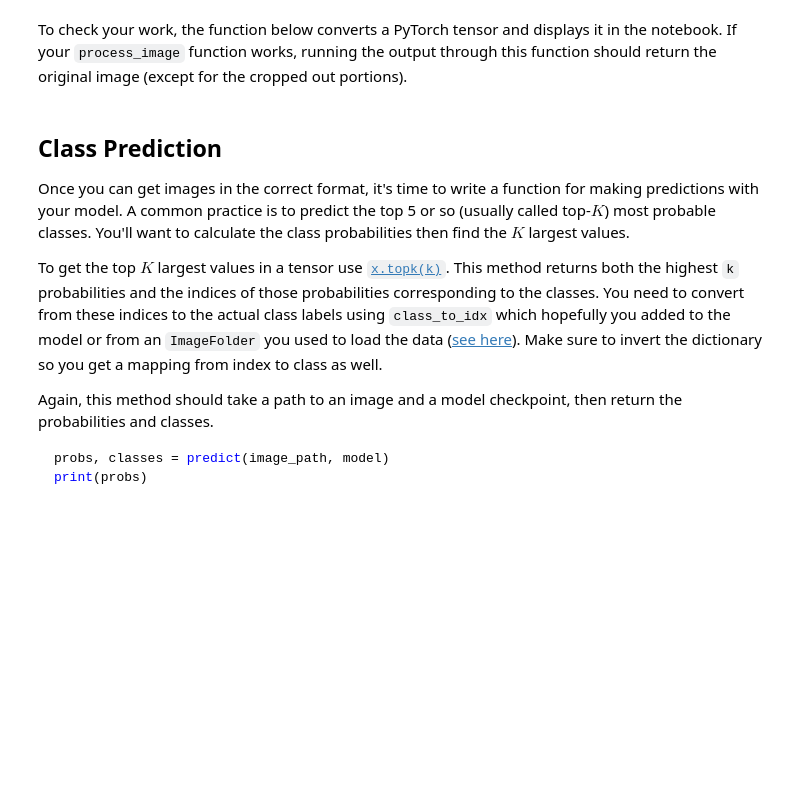
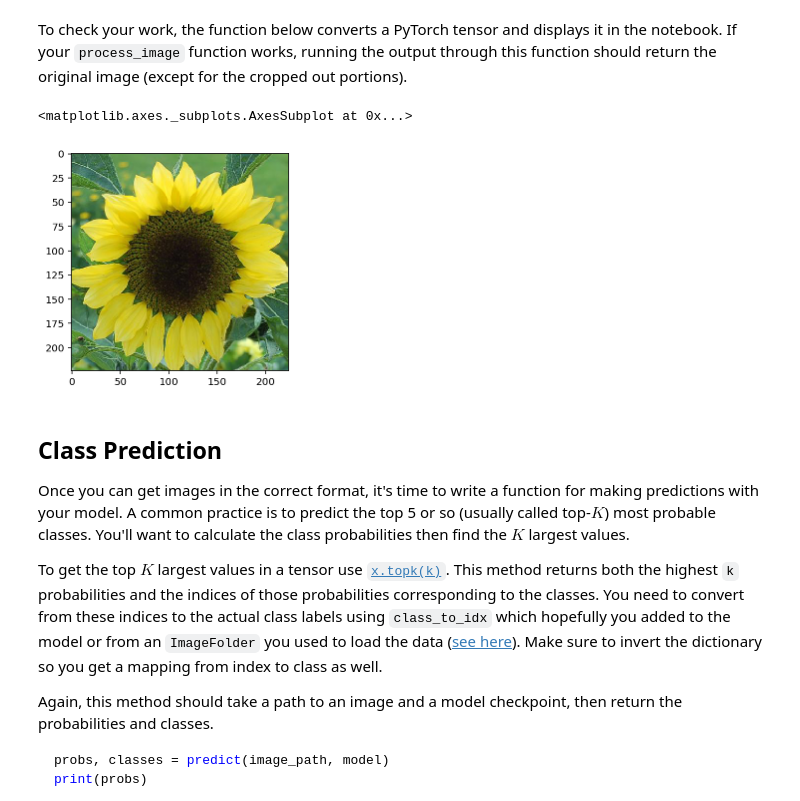
Before and after one commit to tytyman04292003/Image-Classifier, a Jupyter notebook: Image Classifier Project Final.ipynb, the cells around one changed output. Saved outputs shown, nothing was run; the diff lists cells and outputs as text; code cells hidden in the pictures; blank space fills up the shorter version.

```diff
--- a/Image Classifier Project Final.ipynb
+++ b/Image Classifier Project Final.ipynb
@@ -411,9 +450,12 @@ def imshow(image, ax=None, title=None):
 
     return ax
 # %%
-result = process_image('flowers/test/54/image_05440.jpg')
+result = process_image('flowers/test/54/image_05402.jpg')
 
 imshow(result)
+# %% [output]
+<matplotlib.axes._subplots.AxesSubplot at 0x...>
+[figure, added]
 # %% [markdown]
 ## Class Prediction
 
```
Also changed, not shown: parts of 8 cells of this notebook.
